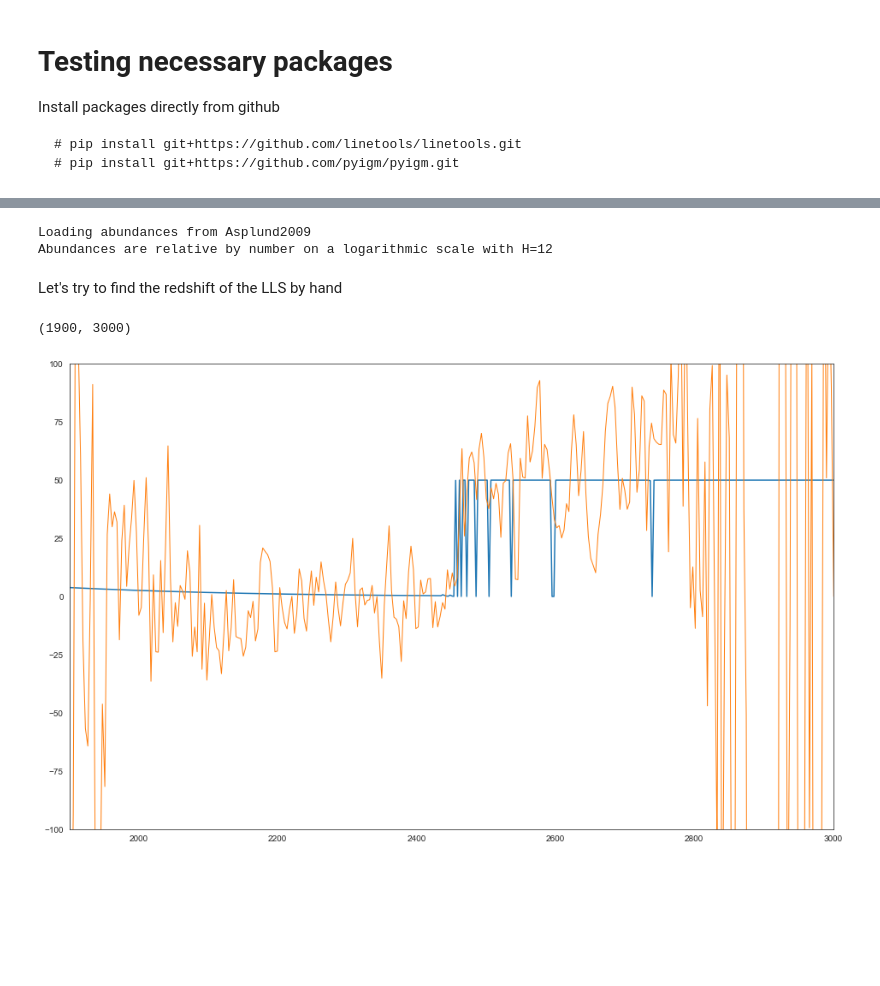
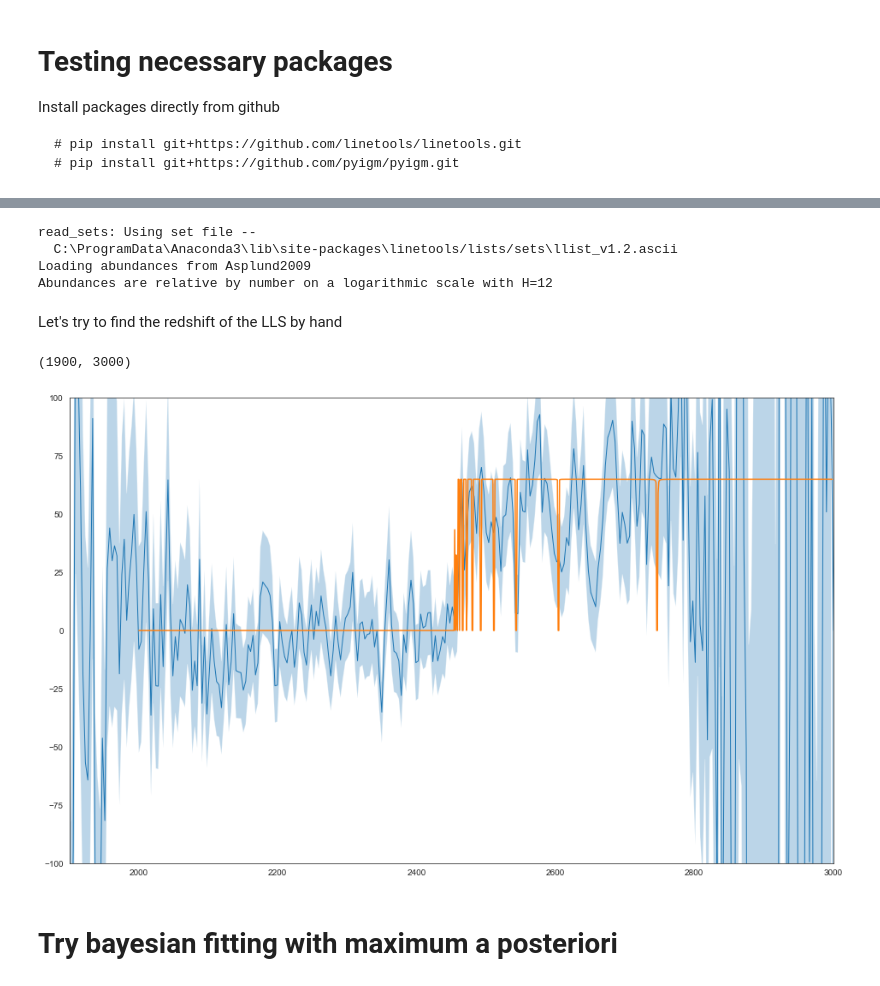
Before and after one commit to dobos/sdss_galex_lls, a Jupyter notebook: py/explore.ipynb, the cells around one changed output, grey strips where cells are left out. Drawn from its saved outputs; the diff is of its cells as text; code cells hidden in the pictures; blank space fills up the shorter version.

```diff
--- a/py/explore.ipynb
+++ b/py/explore.ipynb
@@ -159,6 +161,7 @@ print(fuv[1].data['disp'][idx])
 # %%
 z = fuv[1].data['redshift'][idx]
 fl_fuv = fuv[1].data['obj'][idx]
+er_fuv = fuv[1].data['objerr'][idx]
 wl_fuv = fuv[1].data['zero'][idx] + fuv[1].data['disp'][idx] * np.linspace(0, fl_fuv.shape[0] - 1, fl_fuv.shape[0])
 
 #fl_nuv = nuv[1].data['obj'][idx]
@@ -169,6 +172,7 @@ print(z)
 figsize(16, 10)
 grid(True)
 ylim(-0.0005, 0.0005)
+fill_between(wl_fuv, fl_fuv - er_fuv, fl_fuv + er_fuv, alpha=0.3)
 plot(wl_fuv, fl_fuv)
 #plot(wl_nuv, fl_nuv)
 # %% [output]
@@ -188,6 +192,7 @@ Nice conversion chart:
 # %%
 #fl_nuv_c = 1.99e-8 * 1e17 * fl_nuv / wl_nuv
 fl_fuv_c = 1.99e-8 * 1e17 * fl_fuv / wl_fuv
+er_fuv_c = 1.99e-8 * 1e17 * er_fuv / wl_fuv
 # %%
 figsize(16, 10)
 grid(True)
@@ -237,7 +243,7 @@ from pyigm.abssys import utils as igmau
 from pyigm.abssys.lls import LLSSystem
 # %%
 # Compute the model in restframe
-z = 0.0
-lls = LLSSystem((0.*u.deg, 0.*u.deg), z, None, NHI=17.9)
+z =  1.678
+lls = LLSSystem((0.*u.deg, 0.*u.deg), z, None, NHI=18.9)
 lls
 # %% [output]
@@ -245,11 +251,14 @@ lls
-# %%
-lls.fill_lls_lines()
-# %% [output]
-Loading abundances from Asplund2009
-Abundances are relative by number on a logarithmic scale with H=12
+# %%
+%%capture --no-stdout --no-display
+lls.fill_lls_lines()
+# %% [output]
+read_sets: Using set file --
+  C:\ProgramData\Anaconda3\lib\site-packages\linetools/lists/sets\llist_v1.2.ascii
+Loading abundances from Asplund2009
+Abundances are relative by number on a logarithmic scale with H=12
 # %%
 # create a wavelength grid from scratch
-wave = np.arange(200., 2000)
+wave = np.arange(2000., 3000.)
 
 # use the wavelength grid from galex
 # but it should be redshifted!
@@ -260,13 +272,15 @@ spec = XSpectrum1D.from_tuple((wave*u.AA,np.ones(npix)))
 # %% [markdown]
 Let's try to find the redshift of the LLS by hand
 # %%
-model = lls.flux_model(spec)
 #model.plot()
 
-plot(wave * (1 + 1.6), model.flux * 50)
+fill_between(wl_fuv, fl_fuv_c - er_fuv_c, fl_fuv_c + er_fuv_c, alpha=0.3)
 plot(wl_fuv, fl_fuv_c, lw=1)
+plot(wave, model.flux * 65)
 ylim(-100, 100)
 xlim(1900, 3000)
 # %% [output]
 (1900, 3000)
-[figure, old version]
+[figure, new version]
+# %% [markdown]
+# Try bayesian fitting with maximum a posteriori
```
Also changed, not shown: parts of 20 cells of this notebook.
